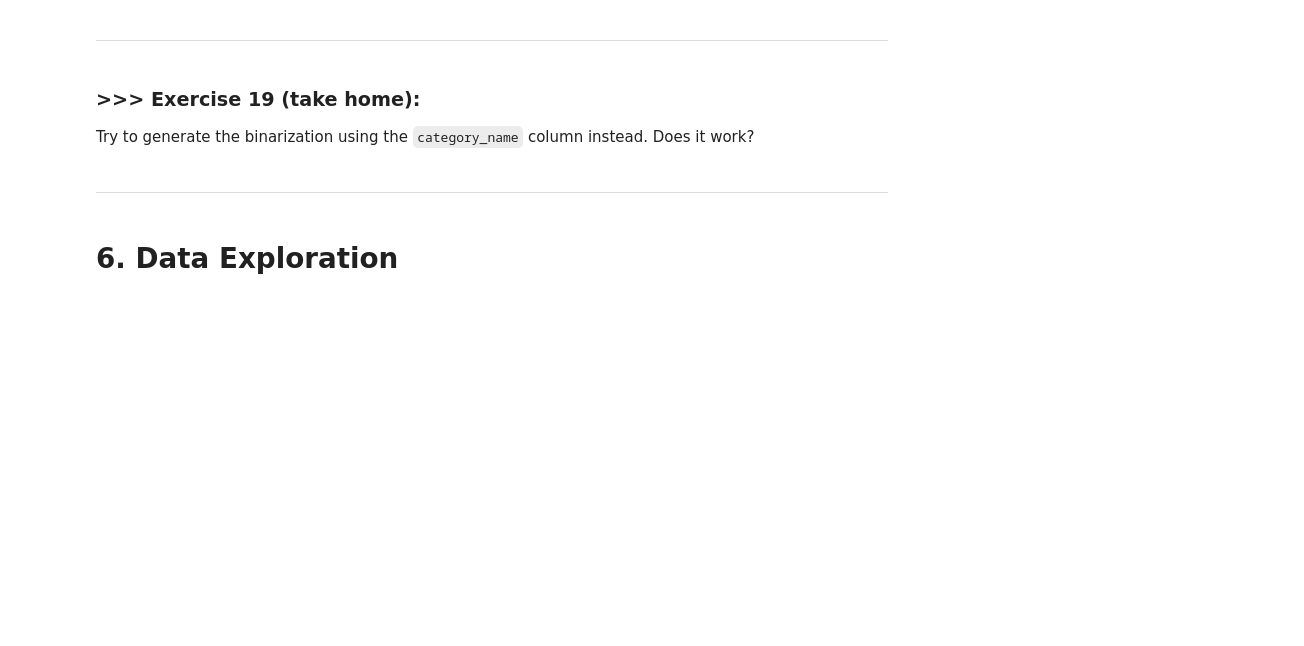
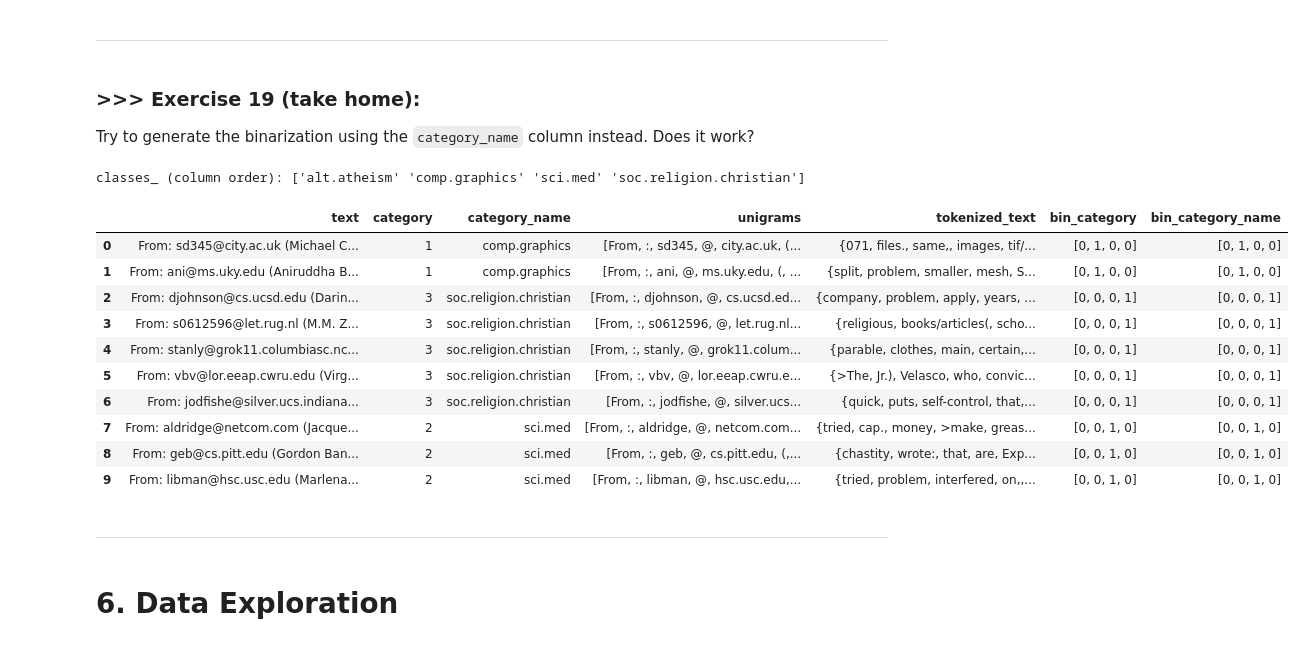
Before and after one commit to LukaChien/DM2025-Lab1-Exercise, a Jupyter notebook: DM2025-Lab1-Master.ipynb, the cells around one changed output. Drawn from its saved outputs; the diff is of its cells as text; code cells hidden in the pictures; blank space fills up the shorter version.

```diff
--- a/DM2025-Lab1-Master.ipynb
+++ b/DM2025-Lab1-Master.ipynb
@@ -2636,3 +3004,31 @@ Try to generate the binarization using the `category_name` column instead. Does
+# %%
+# Answer here
+from sklearn.preprocessing import LabelBinarizer
+import numpy as np
+
+# 1) 用文字類別做 one-hot
+lb_name = LabelBinarizer()
+lb_name.fit(X['category_name'])                 # 直接以字串類別訓練
+X['bin_category_name'] = lb_name.transform(X['category_name']).tolist()
+
+# 看一下類別順序（決定 one-hot 欄順序）
+print("classes_ (column order):", lb_name.classes_)
+
+# A：Yes。用 category_name 做二值化能得到與用 category（數字）同等的 one-hot 資訊；差異只在欄位順序（classes_），必要時重排就好
+X[0:10]
+# %% [output]
+classes_ (column order): ['alt.atheism' 'comp.graphics' 'sci.med' 'soc.religion.christian']
+|  | text | category | category_name | unigrams | tokenized_text | bin_category | bin_category_name |
+| 0 | From: sd345@city.ac.uk (Michael C... | 1 | comp.graphics | [From, :, sd345, @, city.ac.uk, (... | {071, files., same,, images, tif/... | [0, 1, 0, 0] | [0, 1, 0, 0] |
+| 1 | From: ani@ms.uky.edu (Aniruddha B... | 1 | comp.graphics | [From, :, ani, @, ms.uky.edu, (, ... | {split, problem, smaller, mesh, S... | [0, 1, 0, 0] | [0, 1, 0, 0] |
+| 2 | From: djohnson@cs.ucsd.edu (Darin... | 3 | soc.religion.christian | [From, :, djohnson, @, cs.ucsd.ed... | {company, problem, apply, years, ... | [0, 0, 0, 1] | [0, 0, 0, 1] |
+| 3 | From: s0612596@let.rug.nl (M.M. Z... | 3 | soc.religion.christian | [From, :, s0612596, @, let.rug.nl... | {religious, books/articles(, scho... | [0, 0, 0, 1] | [0, 0, 0, 1] |
+| 4 | From: stanly@grok11.columbiasc.nc... | 3 | soc.religion.christian | [From, :, stanly, @, grok11.colum... | {parable, clothes, main, certain,... | [0, 0, 0, 1] | [0, 0, 0, 1] |
+| 5 | From: vbv@lor.eeap.cwru.edu (Virg... | 3 | soc.religion.christian | [From, :, vbv, @, lor.eeap.cwru.e... | {>The, Jr.), Velasco, who, convic... | [0, 0, 0, 1] | [0, 0, 0, 1] |
+| 6 | From: jodfishe@silver.ucs.indiana... | 3 | soc.religion.christian | [From, :, jodfishe, @, silver.ucs... | {quick, puts, self-control, that,... | [0, 0, 0, 1] | [0, 0, 0, 1] |
+| 7 | From: aldridge@netcom.com (Jacque... | 2 | sci.med | [From, :, aldridge, @, netcom.com... | {tried, cap., money, >make, greas... | [0, 0, 1, 0] | [0, 0, 1, 0] |
+| 8 | From: geb@cs.pitt.edu (Gordon Ban... | 2 | sci.med | [From, :, geb, @, cs.pitt.edu, (,... | {chastity, wrote:, that, are, Exp... | [0, 0, 1, 0] | [0, 0, 1, 0] |
+| 9 | From: libman@hsc.usc.edu (Marlena... | 2 | sci.med | [From, :, libman, @, hsc.usc.edu,... | {tried, problem, interfered, on,,... | [0, 0, 1, 0] | [0, 0, 1, 0] |
 # %% [markdown]
 ---
 # %% [markdown]
```
Also changed, not shown: parts of 64 cells of this notebook, 5 other files.
